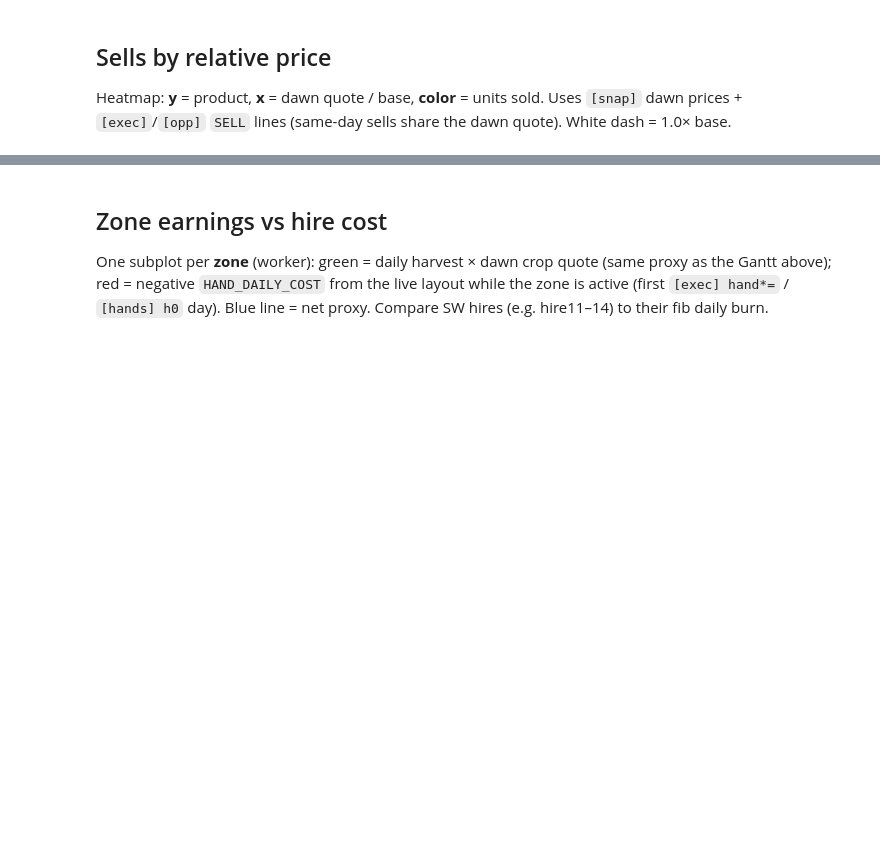
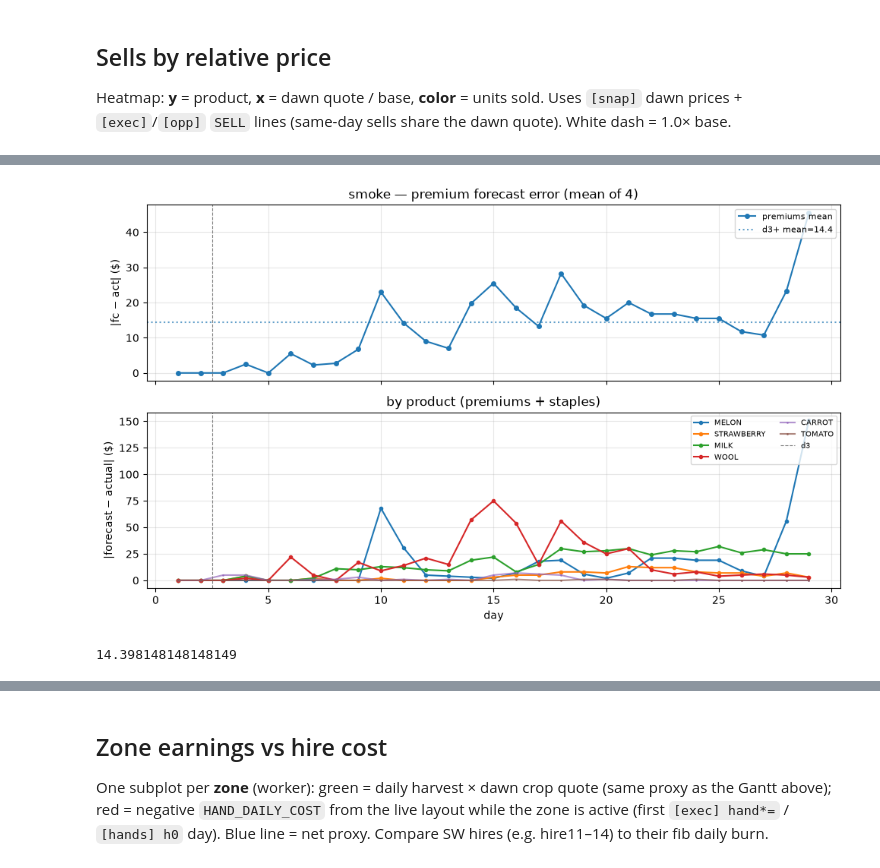
Before and after one commit to vlainic/kaggriculture, a Jupyter notebook: experiments/smoke_analysis.ipynb, the cells around one changed output, grey strips where cells are left out. Cells and saved outputs as stored; diff of their text form; code cells hidden in the pictures; blank space fills up the shorter version.

```diff
--- a/experiments/smoke_analysis.ipynb
+++ b/experiments/smoke_analysis.ipynb
@@ -92,3 +96,9 @@ plot_sell_price_heatmap(report)
+# %%
+plot_fc_err(report)
+report.get("fc_err", {}).get("mean_premium_abs_err_d3_plus")
+# %% [output]
+[figure, added]
+14.398148148148149
 # %%
 plot_earnings_by_zone(report)
 # %% [output]
```
Also changed, not shown: parts of 15 cells of this notebook, 22 other files.
